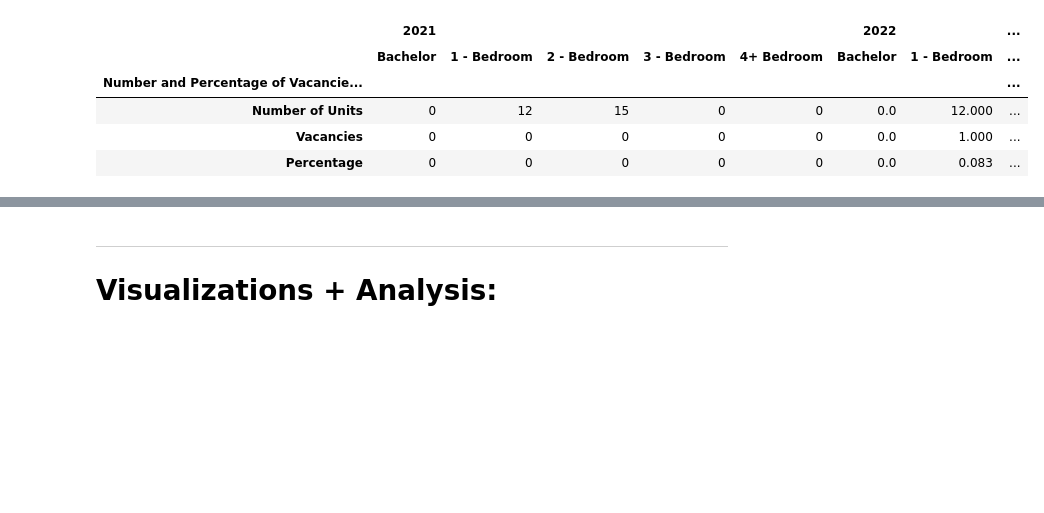
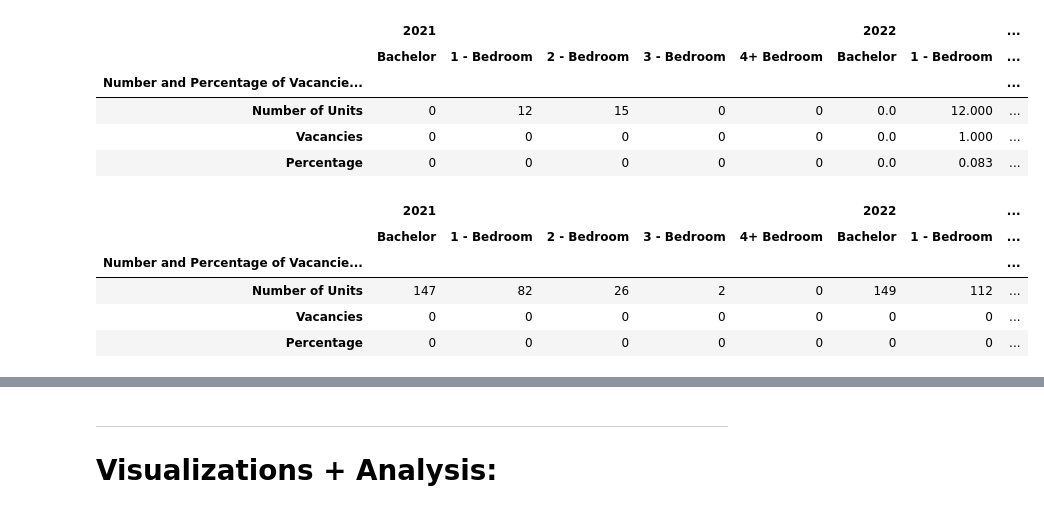
Before and after one commit to Mathemusician1729/DATA-221-Project, a Jupyter notebook: 221-Project.ipynb, the cells around one changed output, grey strips where cells are left out. Cells and saved outputs as stored; diff of their text form; code cells hidden in the pictures; blank space fills up the shorter version.

```diff
--- a/221-Project.ipynb
+++ b/221-Project.ipynb
@@ -99,7 +99,10 @@ bruderheim_vacancies_2021 = pd.DataFrame({
     "3 - Bedroom": [4, 0, 0],
     "4+ Bedroom": [80,31,0.388]})
 
-bruderheim_vacancies_2021.index = bruderheim_vacancies.index
+# "index setter" for all
+attributes = bruderheim_vacancies.index
+
+bruderheim_vacancies_2021.index = attributes
 bruderheim_vacancies = pd.concat([bruderheim_vacancies_2021, bruderheim_vacancies], axis=1)
 
 # Multilevel Indexing
@@ -273,3 +276,35 @@ mclennan_vacancies
 | Number of Units | 0 | 12 | 15 | 0 | 0 | 0.0 | 12.000 | ... |
 | Vacancies | 0 | 0 | 0 | 0 | 0 | 0.0 | 1.000 | ... |
 | Percentage | 0 | 0 | 0 | 0 | 0 | 0.0 | 0.083 | ... |
+# %%
+# Jasper
+# have to manually impute the values from the linked pdf since sheet didn't have it (https://open.alberta.ca/dataset/fb9452c6-395e-45a8-8149-645956fd83ac/resource/e07f0421-a710-4c3c-9bbf-392285493e6b/download/scss-apartment-vacancy-rental-cost-survey-2022.pdf)
+jasper_vacancies = pd.DataFrame({
+    "Bachelor": [149,0,0],
+    "1 - Bedroom":[112,0,0],
+    "2 - Bedroom": [75,0,0],
+    "3 - Bedroom": [21,0,0],
+    "4+ Bedroom": [0,0,0]
+})
+jasper_vacancies.index = attributes
+
+jasper_vacancies2021 = pd.DataFrame({
+    "Bachelor": [147,0,0],
+    "1 - Bedroom":[82,0,0],
+    "2 - Bedroom": [26,0,0],
+    "3 - Bedroom": [2,0,0],
+    "4+ Bedroom": [0,0,0]
+})
+jasper_vacancies2021.index = attributes
+
+jasper_vacancies = pd.concat([jasper_vacancies2021, jasper_vacancies], axis=1)
+jasper_vacancies.columns = pd.MultiIndex.from_tuples(multigrouping)
+
+jasper_vacancies
+# %% [output]
+|  | 2021 |  |  |  |  | 2022 |  | ... |
+|  | Bachelor | 1 - Bedroom | 2 - Bedroom | 3 - Bedroom | 4+ Bedroom | Bachelor | 1 - Bedroom | ... |
+| Number and Percentage of Vacancie... |  |  |  |  |  |  |  | ... |
+| Number of Units | 147 | 82 | 26 | 2 | 0 | 149 | 112 | ... |
+| Vacancies | 0 | 0 | 0 | 0 | 0 | 0 | 0 | ... |
+| Percentage | 0 | 0 | 0 | 0 | 0 | 0 | 0 | ... |
```
Also changed, not shown: parts of 8 cells of this notebook, 12 other files.
